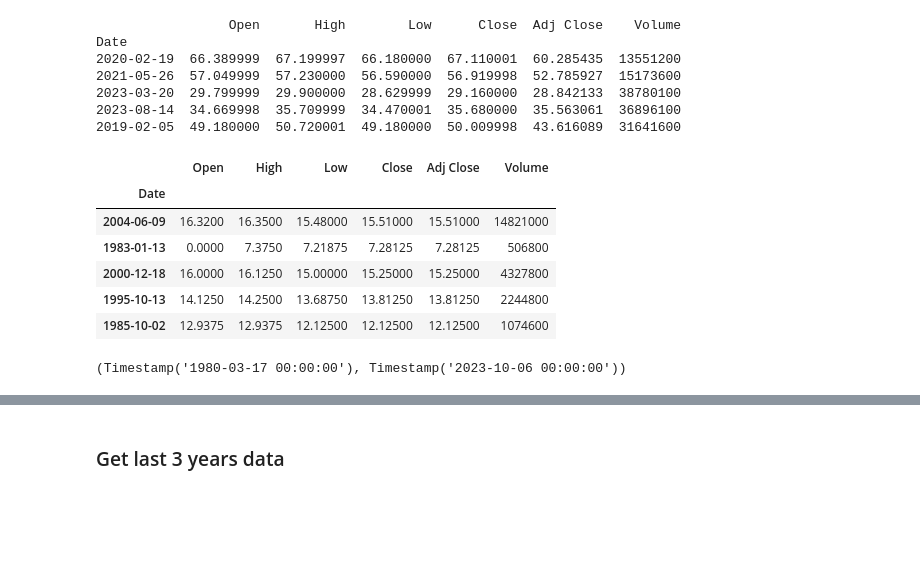
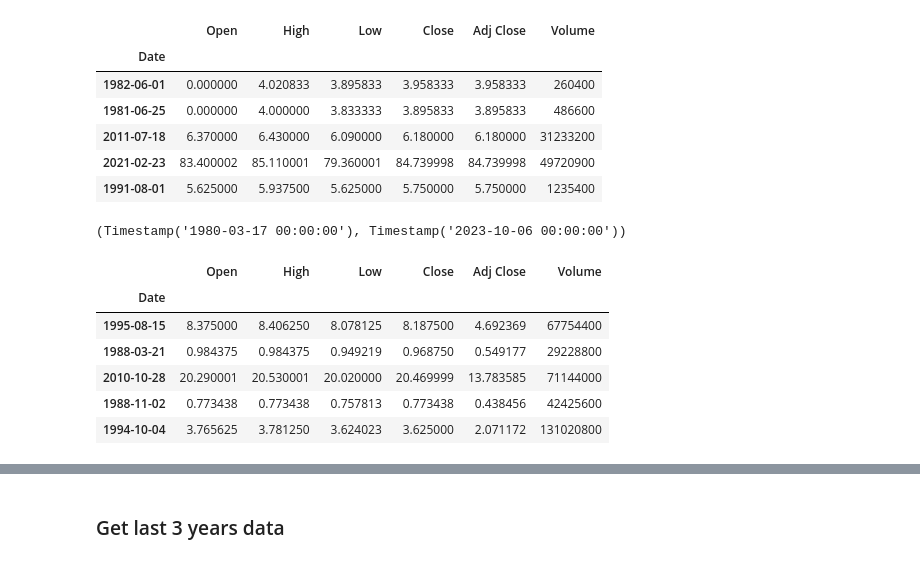
Before and after one commit to volodymyrkir/exploratory_data_analysis, a Jupyter notebook: tasks/task_4.ipynb, the cells around one changed output, grey strips where cells are left out. Cells and saved outputs as stored; diff of their text form; code cells hidden in the pictures; blank space fills up the shorter version.

```diff
--- a/tasks/task_4.ipynb
+++ b/tasks/task_4.ipynb
@@ -7,26 +8,28 @@ import matplotlib.pyplot as plt
 from setup import get_task_data
 # %%
 df_amd = pd.read_csv(get_task_data('AMD.csv'), index_col='Date', parse_dates=True)
-df_intel = pd.read_csv(get_task_data('INTC.csv'), index_col='Date', parse_dates=True)
-print(df_intel.sample(5))
 df_amd.sample(5)
 # %% [output]
-                 Open       High        Low      Close  Adj Close    Volume
-Date
-2020-02-19  66.389999  67.199997  66.180000  67.110001  60.285435  13551200
-2021-05-26  57.049999  57.230000  56.590000  56.919998  52.785927  15173600
-2023-03-20  29.799999  29.900000  28.629999  29.160000  28.842133  38780100
-2023-08-14  34.669998  35.709999  34.470001  35.680000  35.563061  36896100
-2019-02-05  49.180000  50.720001  49.180000  50.009998  43.616089  31641600
 |  | Open | High | Low | Close | Adj Close | Volume |
 | Date |  |  |  |  |  |  |
-| 2004-06-09 | 16.3200 | 16.3500 | 15.48000 | 15.51000 | 15.51000 | 14821000 |
-| 1983-01-13 | 0.0000 | 7.3750 | 7.21875 | 7.28125 | 7.28125 | 506800 |
-| 2000-12-18 | 16.0000 | 16.1250 | 15.00000 | 15.25000 | 15.25000 | 4327800 |
-| 1995-10-13 | 14.1250 | 14.2500 | 13.68750 | 13.81250 | 13.81250 | 2244800 |
-| 1985-10-02 | 12.9375 | 12.9375 | 12.12500 | 12.12500 | 12.12500 | 1074600 |
+| 1982-06-01 | 0.000000 | 4.020833 | 3.895833 | 3.958333 | 3.958333 | 260400 |
+| 1981-06-25 | 0.000000 | 4.000000 | 3.833333 | 3.895833 | 3.895833 | 486600 |
+| 2011-07-18 | 6.370000 | 6.430000 | 6.090000 | 6.180000 | 6.180000 | 31233200 |
+| 2021-02-23 | 83.400002 | 85.110001 | 79.360001 | 84.739998 | 84.739998 | 49720900 |
+| 1991-08-01 | 5.625000 | 5.937500 | 5.625000 | 5.750000 | 5.750000 | 1235400 |
 # %%
 amd_max, amd_min = df_amd.index.max(), df_amd.index.min()
 amd_min, amd_max
 # %% [output]
 (Timestamp('1980-03-17 00:00:00'), Timestamp('2023-10-06 00:00:00'))
+# %%
+df_intel = pd.read_csv(get_task_data('INTC.csv'), index_col='Date', parse_dates=True)
+df_intel.sample(5)
+# %% [output]
+|  | Open | High | Low | Close | Adj Close | Volume |
+| Date |  |  |  |  |  |  |
+| 1995-08-15 | 8.375000 | 8.406250 | 8.078125 | 8.187500 | 4.692369 | 67754400 |
+| 1988-03-21 | 0.984375 | 0.984375 | 0.949219 | 0.968750 | 0.549177 | 29228800 |
+| 2010-10-28 | 20.290001 | 20.530001 | 20.020000 | 20.469999 | 13.783585 | 71144000 |
+| 1988-11-02 | 0.773438 | 0.773438 | 0.757813 | 0.773438 | 0.438456 | 42425600 |
+| 1994-10-04 | 3.765625 | 3.781250 | 3.624023 | 3.625000 | 2.071172 | 131020800 |
```
Also changed, not shown: parts of 22 cells of this notebook.
